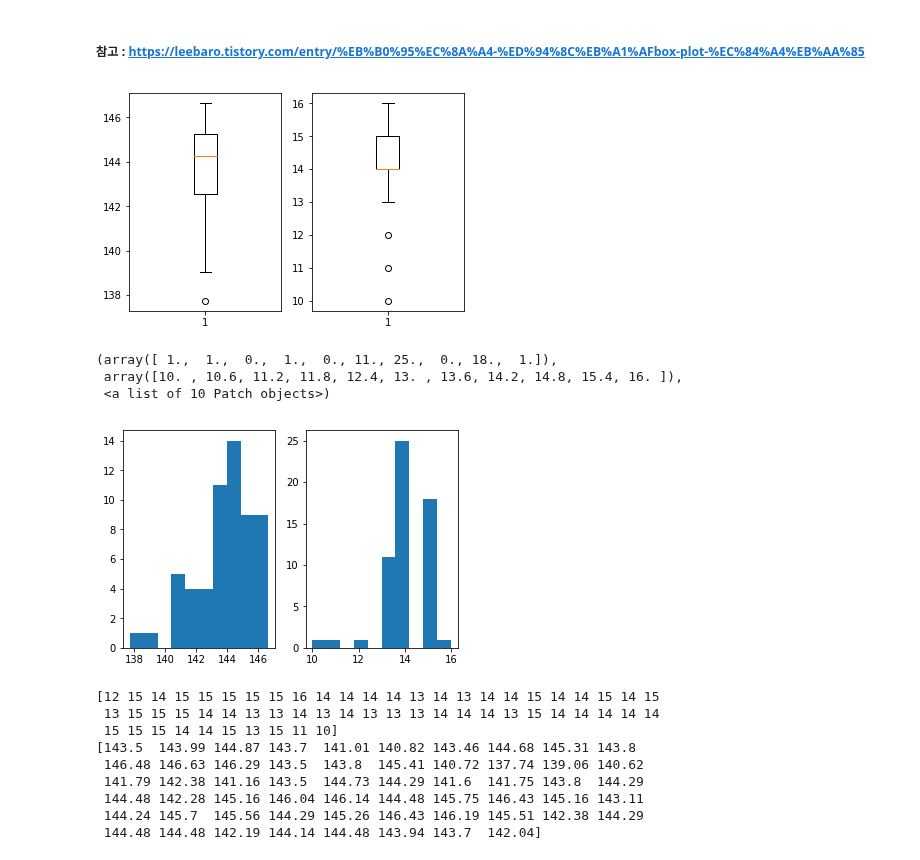
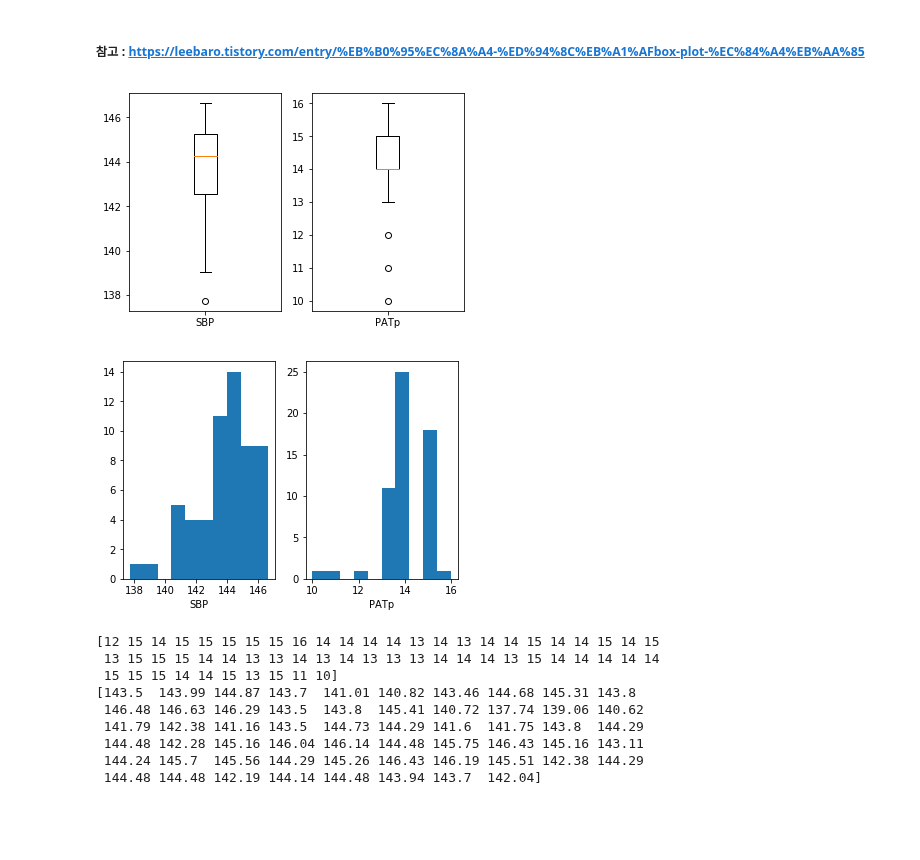
Before and after one commit to Kaintels/PKS_Passion, a Jupyter notebook: Python3/BP_estimation/Py_practice.ipynb, the cells around one changed output. Saved outputs shown, nothing was run; the diff lists cells and outputs as text; code cells hidden in the pictures; blank space fills up the shorter version.

```diff
--- a/Python3/BP_estimation/Py_practice.ipynb
+++ b/Python3/BP_estimation/Py_practice.ipynb
@@ -264,22 +264,22 @@ plt.show() # PAT 기반 혈압 추정은 예측에 영향을 주지 않게하는
 ##### 참고 : https://leebaro.tistory.com/entry/%EB%B0%95%EC%8A%A4-%ED%94%8C%EB%A1%AFbox-plot-%EC%84%A4%EB%AA%85
 # %%
 plt.subplot(121)
-plt.boxplot(SBP_max)
+plt.boxplot(SBP_max, labels=['SBP'])
 plt.subplot(122)
-plt.boxplot(PATp)
+plt.boxplot(PATp, labels=['PATp'])
 plt.show() # 결과 주황색선(평균)에 비해서 SBP는 137~139, PAT는 10~12정도가 이상치라는 것을 확인할수가 있었음. 공통된 값에 해당하는 부분을 지울 예정.
 # %% [output]
-[figure, old version]
+[figure, new version]
 # %%
 plt.subplot(121)
 plt.hist(SBP_max)# 히스토그램으로도 확인
+plt.xlabel('SBP')
 plt.subplot(122)
 plt.hist(PATp) # 히스토그램으로도 확인
+plt.xlabel('PATp')
+plt.show()
 # %% [output]
-(array([ 1.,  1.,  0.,  1.,  0., 11., 25.,  0., 18.,  1.]),
- array([10. , 10.6, 11.2, 11.8, 12.4, 13. , 13.6, 14.2, 14.8, 15.4, 16. ]),
- <a list of 10 Patch objects>)
-[figure, old version]
+[figure, new version]
 # %%
 print(PATp)
 print(SBP_max)
```
Also changed, not shown: parts of 9 cells of this notebook.
